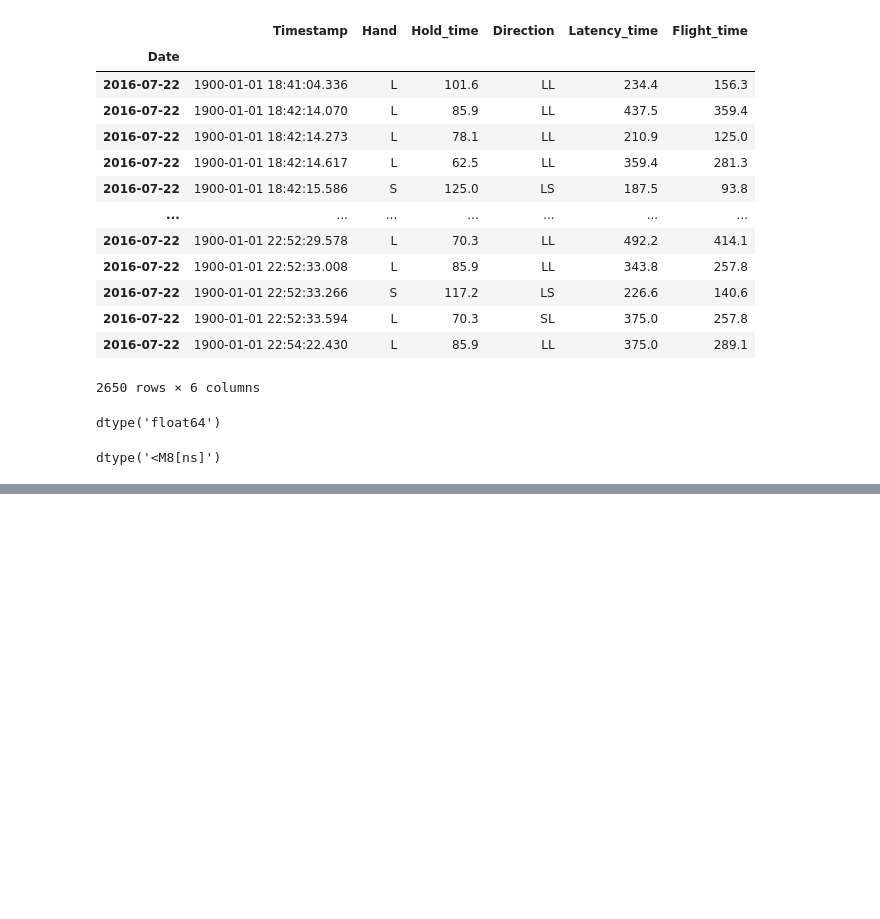
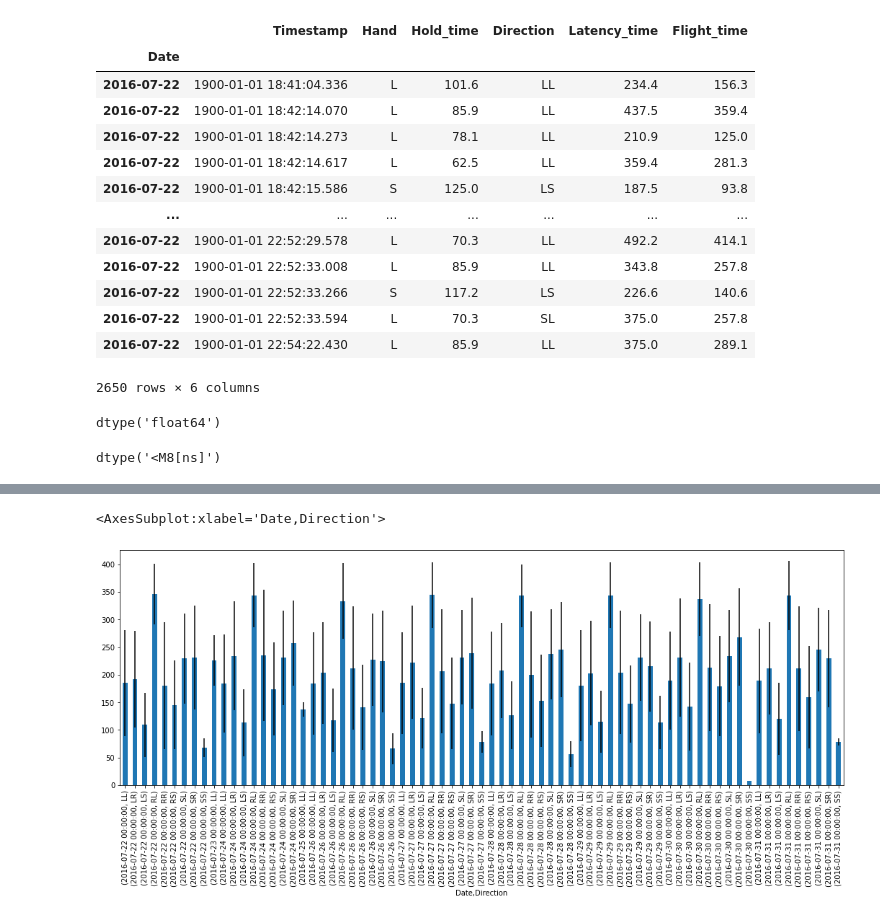
Before and after one commit to kdv97/quokka, a Jupyter notebook: individual_patient_Ivan.ipynb, the cells around one changed output, grey strips where cells are left out. Cells and saved outputs as stored; diff of their text form; code cells hidden in the pictures; blank space fills up the shorter version.

```diff
--- a/individual_patient_Ivan.ipynb
+++ b/individual_patient_Ivan.ipynb
@@ -194,0 +224,7 @@ Name: Flight_time, Length: 77, dtype: float64
+# %%
+plt.figure(figsize=(18,6))
+
+mean_ft.plot(kind='bar',yerr=std_ft)
+# %% [output]
+<AxesSubplot:xlabel='Date,Direction'>
+[figure, added]
```
Also changed, not shown: parts of 18 cells of this notebook.
